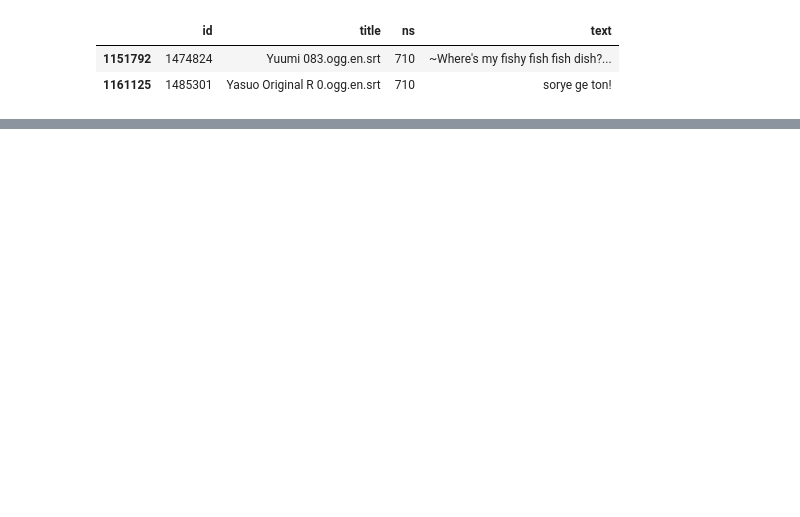
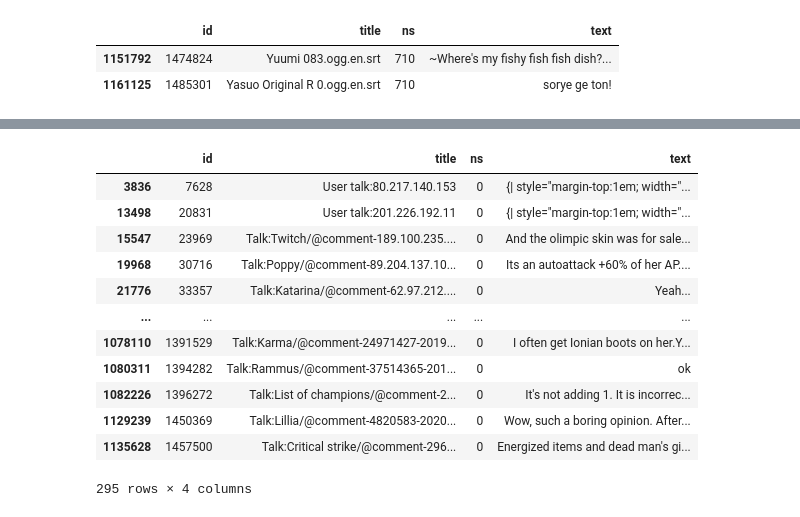
Before and after one commit to M-Ali-ML/Loreer, a Jupyter notebook: 00-parse_xml_dumb.ipynb, the cells around one changed output, grey strips where cells are left out. Saved outputs shown, nothing was run; the diff lists cells and outputs as text; code cells hidden in the pictures; blank space fills up the shorter version.

```diff
--- a/00-parse_xml_dumb.ipynb
+++ b/00-parse_xml_dumb.ipynb
@@ -175,0 +204,18 @@ df[df["ns"] == 710]
+# %%
+# remove anything with title talk
+display(df[df["title"].str.contains("Talk:.*|talk:.*", na=False)])
+df = df[~df["title"].str.contains("Talk:.*|talk:.*", na=False)]
+# %% [output]
+|  | id | title | ns | text |
+| 3836 | 7628 | User talk:80.217.140.153 | 0 | {| style="margin-top:1em; width="... |
+| 13498 | 20831 | User talk:201.226.192.11 | 0 | {| style="margin-top:1em; width="... |
+| 15547 | 23969 | Talk:Twitch/@comment-189.100.235.... | 0 | And the olimpic skin was for sale... |
+| 19968 | 30716 | Talk:Poppy/@comment-89.204.137.10... | 0 | Its an autoattack +60% of her AP.... |
+| 21776 | 33357 | Talk:Katarina/@comment-62.97.212.... | 0 | Yeah... |
+| ... | ... | ... | ... | ... |
+| 1078110 | 1391529 | Talk:Karma/@comment-24971427-2019... | 0 | I often get Ionian boots on her.Y... |
+| 1080311 | 1394282 | Talk:Rammus/@comment-37514365-201... | 0 | ok |
+| 1082226 | 1396272 | Talk:List of champions/@comment-2... | 0 | It's not adding 1. It is incorrec... |
+| 1129239 | 1450369 | Talk:Lillia/@comment-4820583-2020... | 0 | Wow, such a boring opinion. After... |
+| 1135628 | 1457500 | Talk:Critical strike/@comment-296... | 0 | Energized items and dead man's gi... |
+295 rows × 4 columns
```
Also changed, not shown: parts of 10 cells of this notebook, 3 other files.
